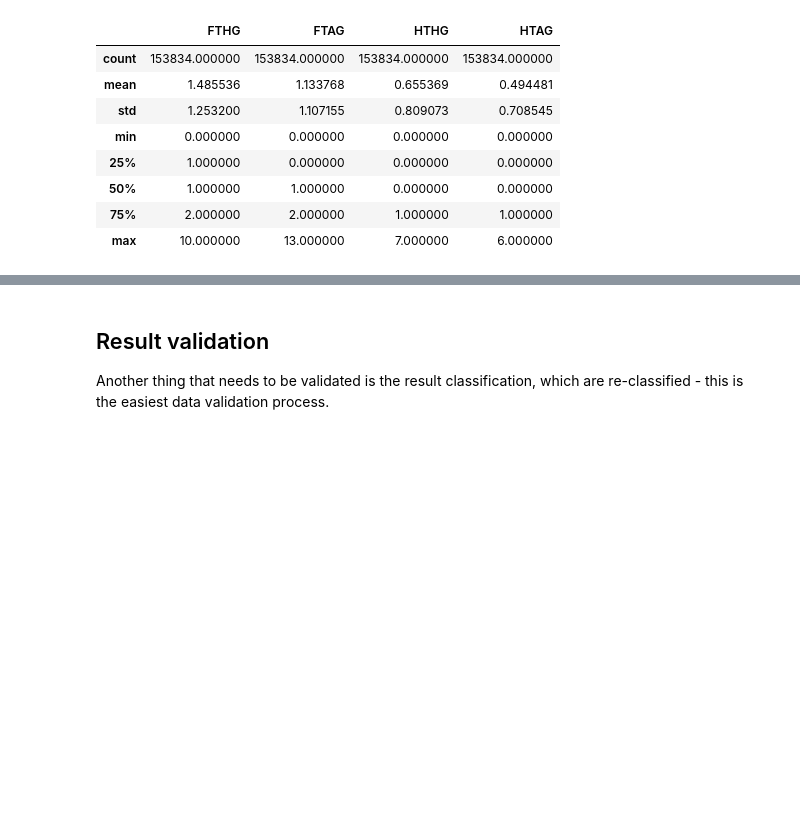
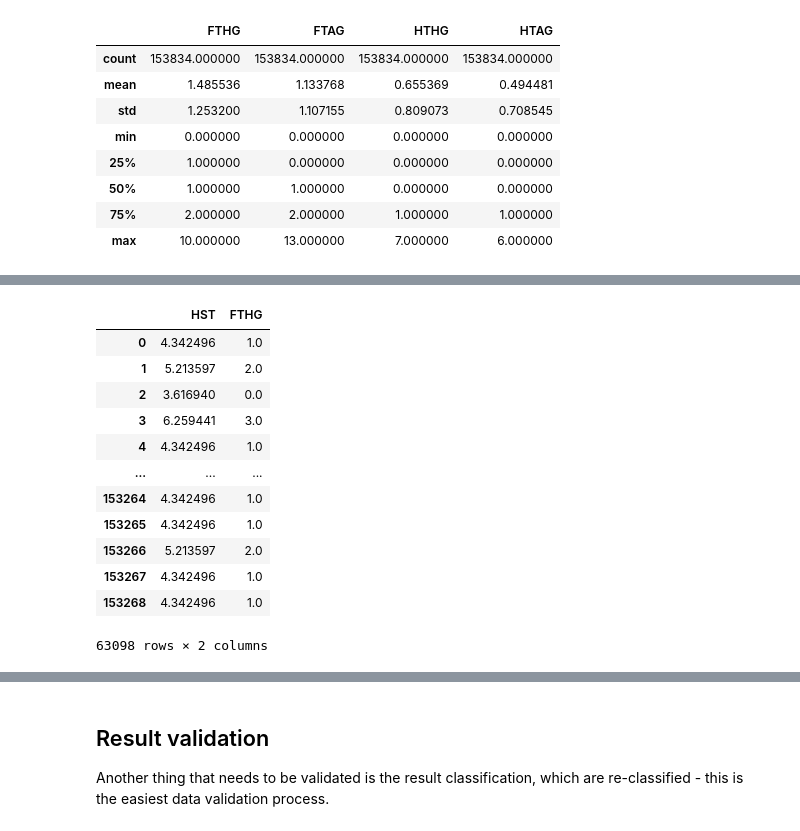
Before and after one commit to balooooooooo/machine-learning-2-coursework, a Jupyter notebook: preprocessing.ipynb, the cells around one changed output, grey strips where cells are left out. Saved outputs shown, nothing was run; the diff lists cells and outputs as text; code cells hidden in the pictures; blank space fills up the shorter version.

```diff
--- a/preprocessing.ipynb
+++ b/preprocessing.ipynb
@@ -221,0 +246,3 @@ df[goal_cols].describe()
+# %%
+X_pred_AST =   np.array(X_pred_AST["FTAG"]).reshape(-1,1)
+X_pred_HST =  np.array(X_pred_HST["FTHG"]).reshape(-1,1)
@@ -221,0 +260,16 @@ df[goal_cols].describe()
+# %%
+X_pred_HST
+# %% [output]
+|  | HST | FTHG |
+| 0 | 4.342496 | 1.0 |
+| 1 | 5.213597 | 2.0 |
+| 2 | 3.616940 | 0.0 |
+| 3 | 6.259441 | 3.0 |
+| 4 | 4.342496 | 1.0 |
+| ... | ... | ... |
+| 153264 | 4.342496 | 1.0 |
+| 153265 | 4.342496 | 1.0 |
+| 153266 | 5.213597 | 2.0 |
+| 153267 | 4.342496 | 1.0 |
+| 153268 | 4.342496 | 1.0 |
+63098 rows × 2 columns
```
Also changed, not shown: parts of 24 cells of this notebook.
